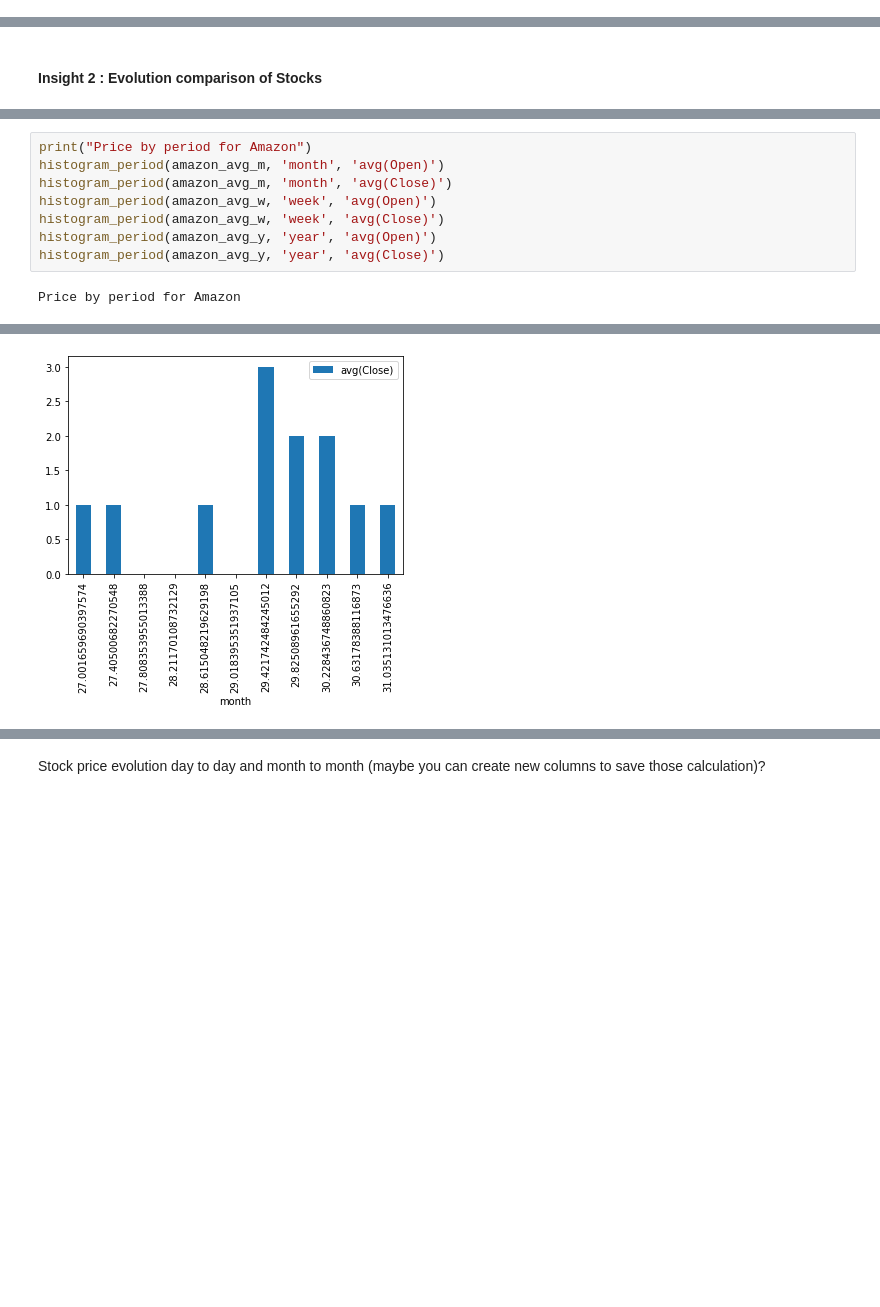
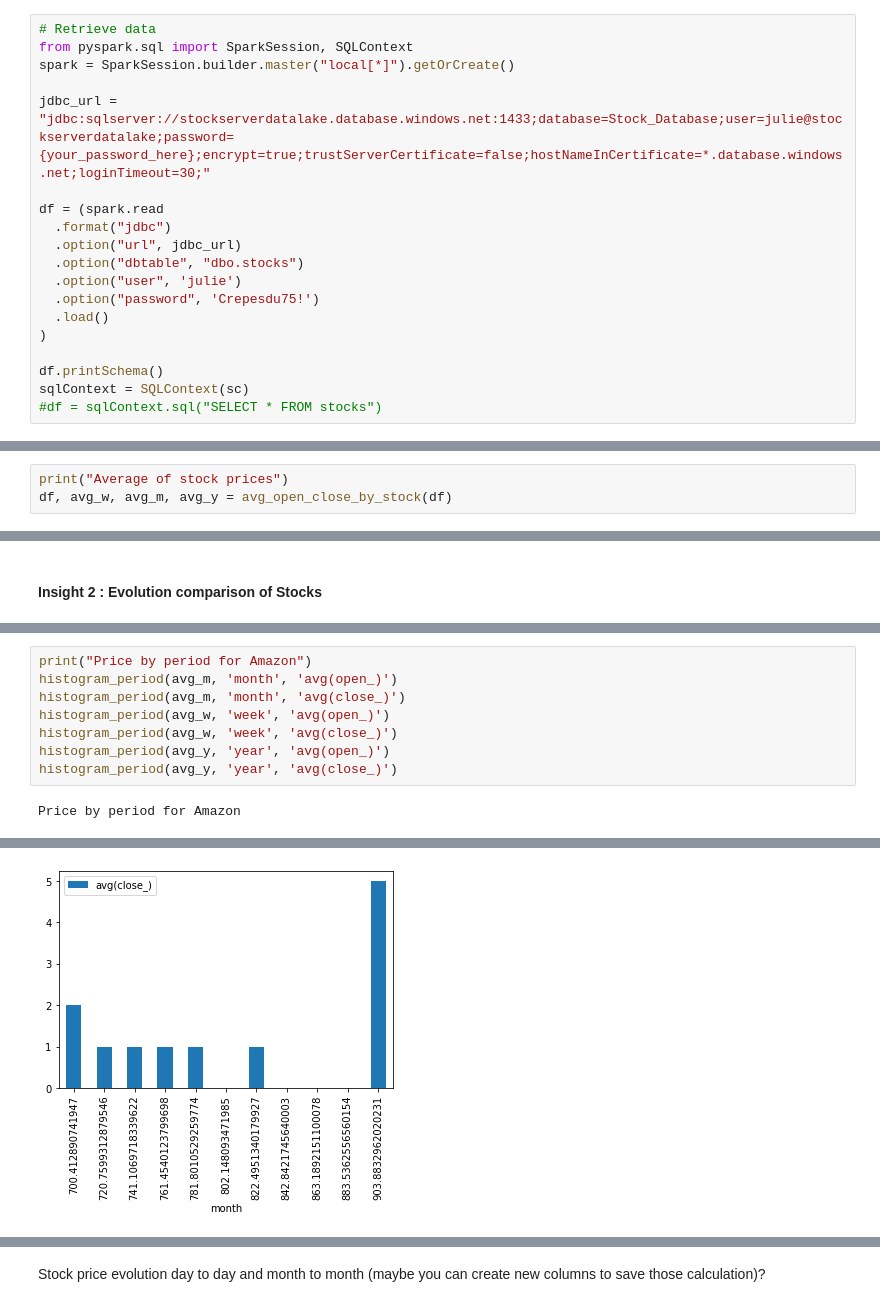
Before and after one commit to juliengan/Stock-Analysis, a Jupyter notebook: Project_Datalakes_Stocks_Ngan_Jamal_Ahmad.ipynb, the cells around one changed output, grey strips where cells are left out. Drawn from its saved outputs; the diff is of its cells as text; blank space fills up the shorter version.

```diff
--- a/Project_Datalakes_Stocks_Ngan_Jamal_Ahmad.ipynb
+++ b/Project_Datalakes_Stocks_Ngan_Jamal_Ahmad.ipynb
@@ -86,0 +27,19 @@ apple = pdr.get_data_yahoo("AAPL", start="2010-01-01", end="2019-04-30").reset_i
+# %%
+# Retrieve data
+from pyspark.sql import SparkSession, SQLContext
+spark = SparkSession.builder.master("local[*]").getOrCreate()
+
+jdbc_url = "jdbc:sqlserver://stockserverdatalake.database.windows.net:1433;database=Stock_Database;user=julie@stockserverdatalake;password={your_password_here};encrypt=true;trustServerCertificate=false;hostNameInCertificate=*.database.windows.net;loginTimeout=30;"
+
+df = (spark.read
+  .format("jdbc")
+  .option("url", jdbc_url)
+  .option("dbtable", "dbo.stocks")
+  .option("user", 'julie')
+  .option("password", 'Crepesdu75!')
+  .load()
+)
+
+df.printSchema()
+sqlContext = SQLContext(sc)
+#df = sqlContext.sql("SELECT * FROM stocks")
@@ -308,0 +202,3 @@ only showing top 20 rows
+# %%
+print("Average of stock prices")
+df, avg_w, avg_m, avg_y = avg_open_close_by_stock(df)
@@ -358,10 +276,10 @@ df.plot.line()
 # %%
 print("Price by period for Amazon")
-histogram_period(amazon_avg_m, 'month', 'avg(Open)')
-histogram_period(amazon_avg_m, 'month', 'avg(Close)')
-histogram_period(amazon_avg_w, 'week', 'avg(Open)')
-histogram_period(amazon_avg_w, 'week', 'avg(Close)')
-histogram_period(amazon_avg_y, 'year', 'avg(Open)')
-histogram_period(amazon_avg_y, 'year', 'avg(Close)')
+histogram_period(avg_m, 'month', 'avg(open_)')
+histogram_period(avg_m, 'month', 'avg(close_)')
+histogram_period(avg_w, 'week', 'avg(open_)')
+histogram_period(avg_w, 'week', 'avg(close_)')
+histogram_period(avg_y, 'year', 'avg(open_)')
+histogram_period(avg_y, 'year', 'avg(close_)')
 # %% [output]
 Price by period for Amazon
@@ -369 +287 @@ Price by period for Amazon
-[figure, old version]
+[figure, new version]
```
Also changed, not shown: parts of 53 cells of this notebook.
